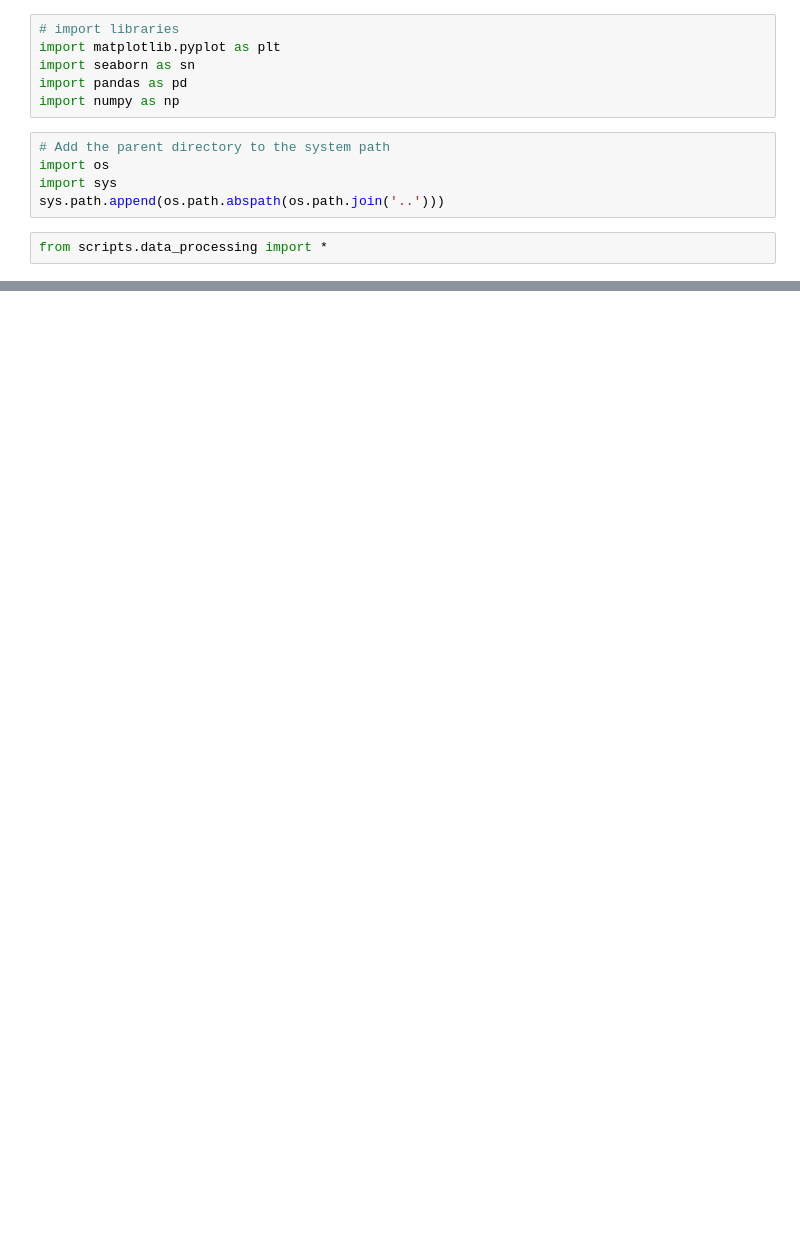
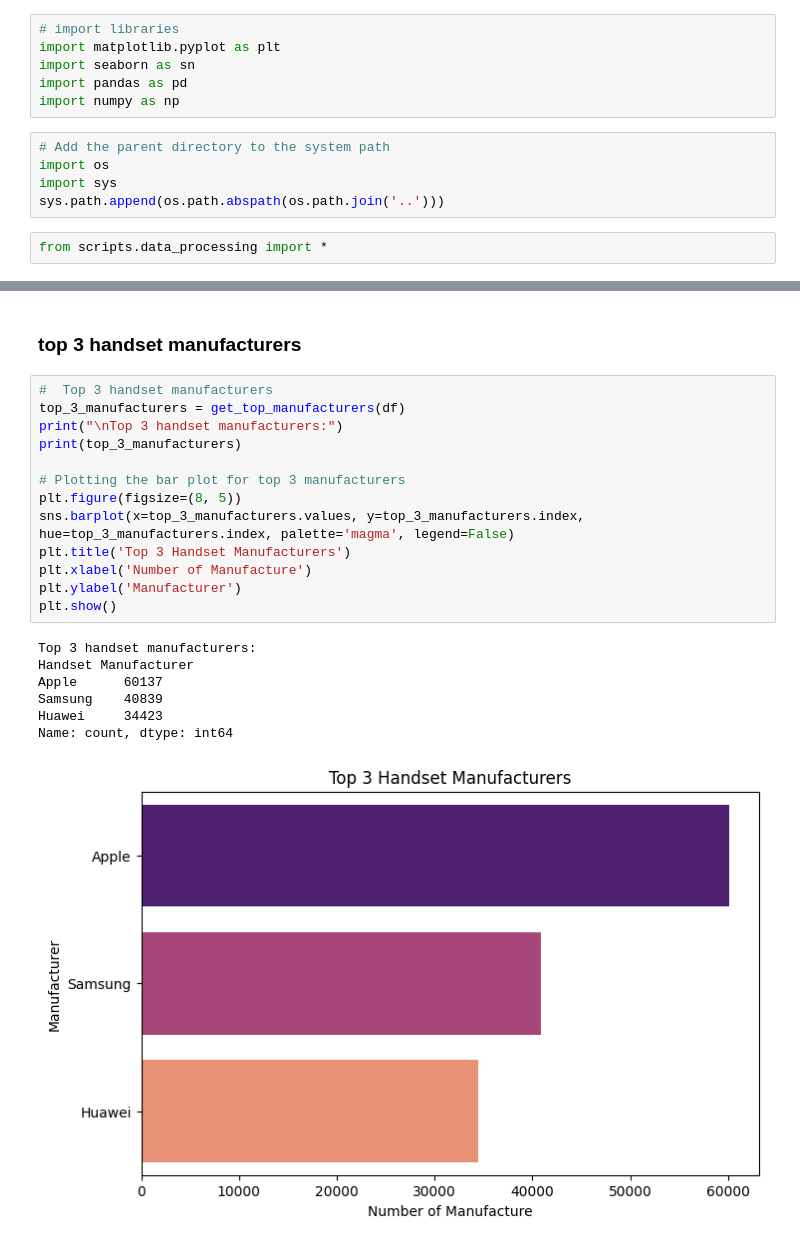
Before and after one commit to Gemechu90/Telecom-Growth-Analysis, a Jupyter notebook: notebooks/User_Overview_Analysis.ipynb, the cells around one changed output, grey strips where cells are left out. Drawn from its saved outputs; the diff is of its cells as text; blank space fills up the shorter version.

```diff
--- a/notebooks/User_Overview_Analysis.ipynb
+++ b/notebooks/User_Overview_Analysis.ipynb
@@ -18,0 +136,23 @@ FileNotFoundError: [Errno 2] No such file or directory: '../data/cleaned_telecom
+# %% [markdown]
+### top 3 handset manufacturers
+# %%
+#  Top 3 handset manufacturers
+top_3_manufacturers = get_top_manufacturers(df)
+print("\nTop 3 handset manufacturers:")
+print(top_3_manufacturers)
+
+# Plotting the bar plot for top 3 manufacturers
+plt.figure(figsize=(8, 5))
+sns.barplot(x=top_3_manufacturers.values, y=top_3_manufacturers.index, hue=top_3_manufacturers.index, palette='magma', legend=False)
+plt.title('Top 3 Handset Manufacturers')
+plt.xlabel('Number of Manufacture')
+plt.ylabel('Manufacturer')
+plt.show()
+# %% [output]
+Top 3 handset manufacturers:
+Handset Manufacturer
+Apple      60137
+Samsung    40839
+Huawei     34423
+Name: count, dtype: int64
+[figure, added]
```
Also changed, not shown: parts of 9 cells of this notebook.
